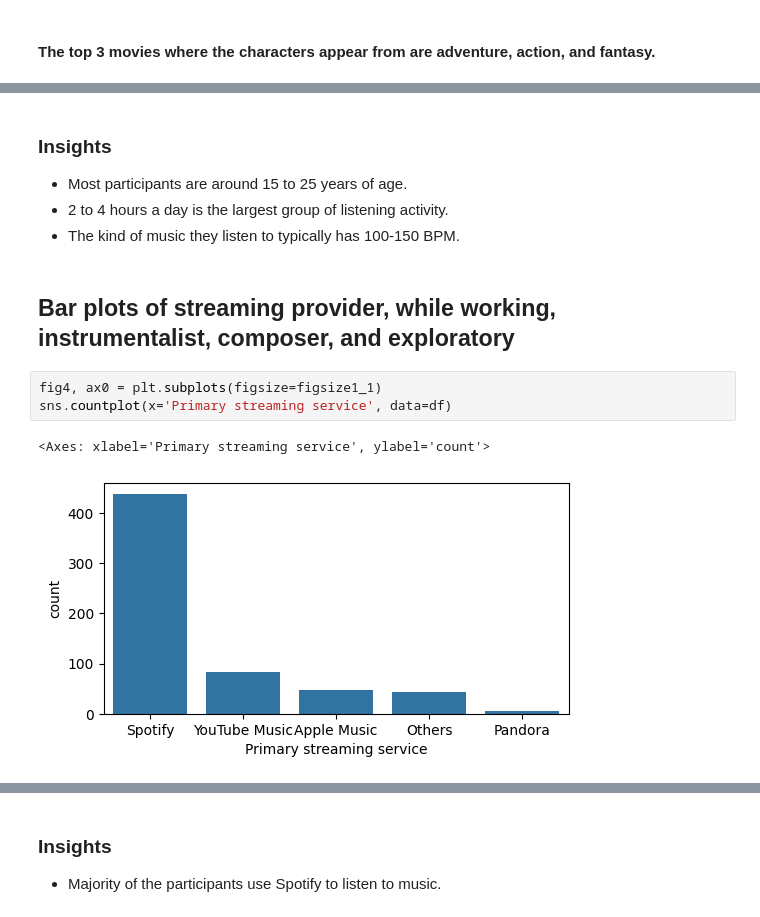
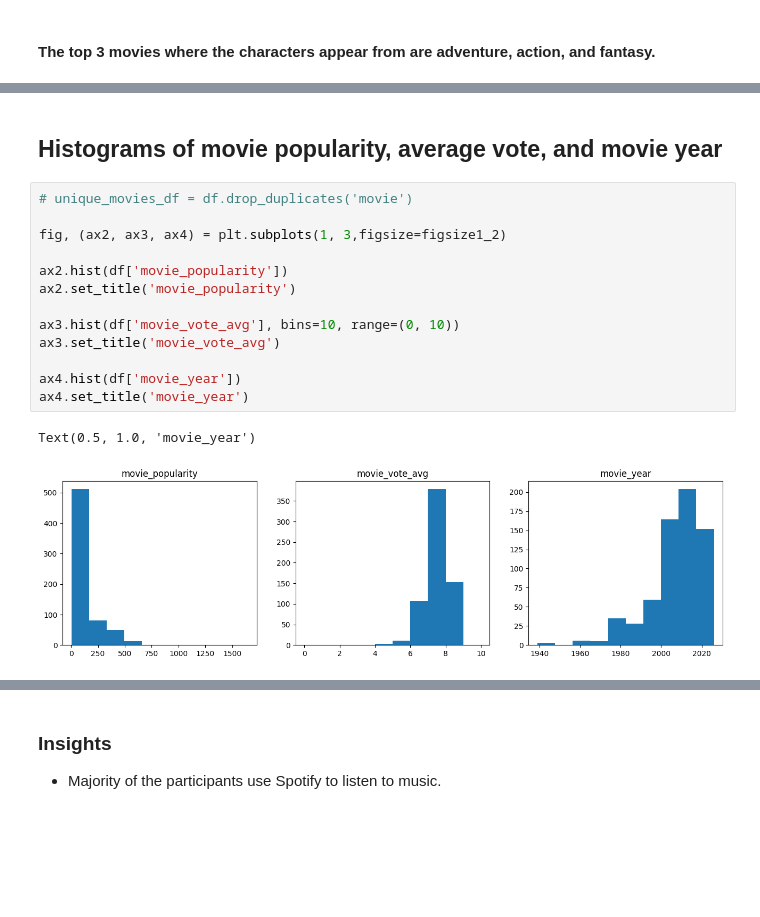
Before and after one commit to mlcuadra1/MBTI-movies-EDA, a Jupyter notebook: notebooks/Script 7 - EDA.ipynb, the cells around one changed output, grey strips where cells are left out. Cells and saved outputs as stored; diff of their text form; blank space fills up the shorter version.

Commit message:
Most voted movies

```diff
--- a/notebooks/Script 7 - EDA.ipynb
+++ b/notebooks/Script 7 - EDA.ipynb
@@ -194,13 +174,18 @@ Text(0.5, 1.0, 'BPM of music')
-# %% [markdown]
-### Insights
-- Most participants are around 15 to 25 years of age.
-- 2 to 4 hours a day is the largest group of listening activity.
-- The kind of music they listen to typically has 100-150 BPM.
-# %% [markdown]
-## Bar plots of streaming provider, while working, instrumentalist, composer, and exploratory
-# %%
-fig4, ax0 = plt.subplots(figsize=figsize1_1)
-sns.countplot(x='Primary streaming service', data=df)
-# %% [output]
-<Axes: xlabel='Primary streaming service', ylabel='count'>
-[figure, removed]
+# %% [markdown]
+## Histograms of movie popularity, average vote, and movie year
+# %%
+# unique_movies_df = df.drop_duplicates('movie')
+
+fig, (ax2, ax3, ax4) = plt.subplots(1, 3,figsize=figsize1_2)
+
+ax2.hist(df['movie_popularity'])
+ax2.set_title('movie_popularity')
+
+ax3.hist(df['movie_vote_avg'], bins=10, range=(0, 10))
+ax3.set_title('movie_vote_avg')
+
+ax4.hist(df['movie_year'])
+ax4.set_title('movie_year')
+# %% [output]
+Text(0.5, 1.0, 'movie_year')
+[figure, added]
```
Also changed, not shown: parts of 8 cells of this notebook.
